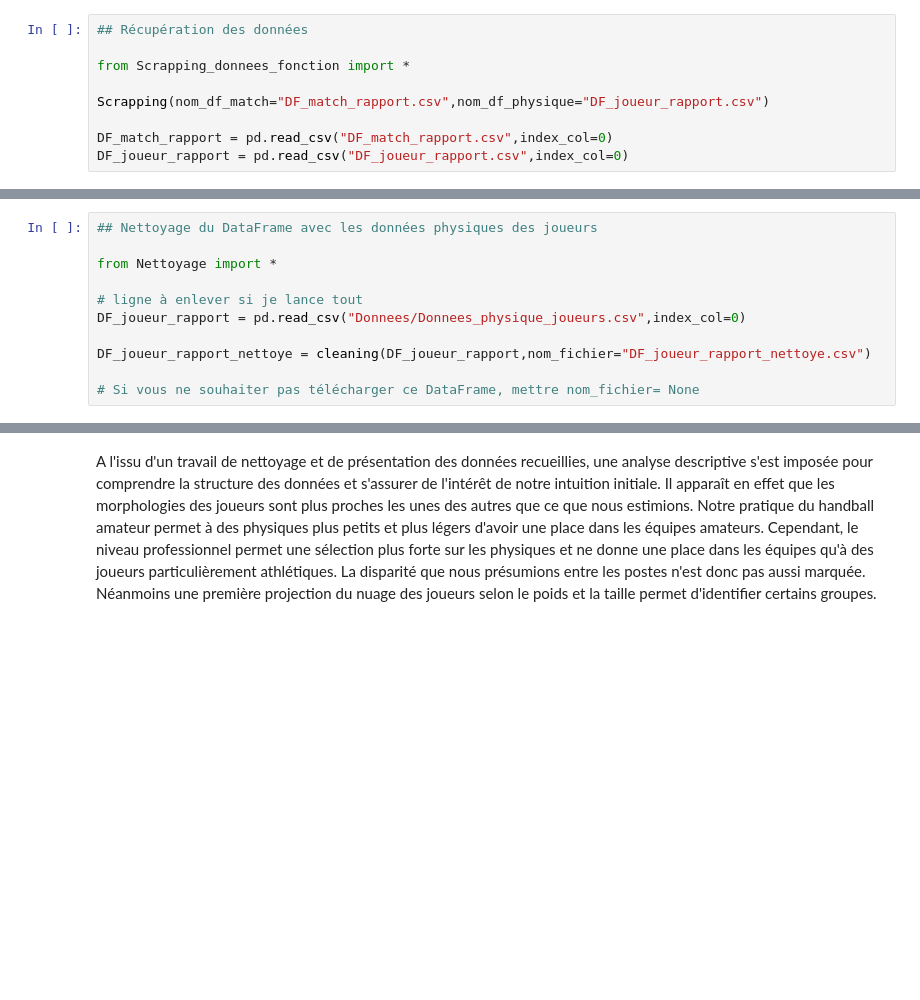
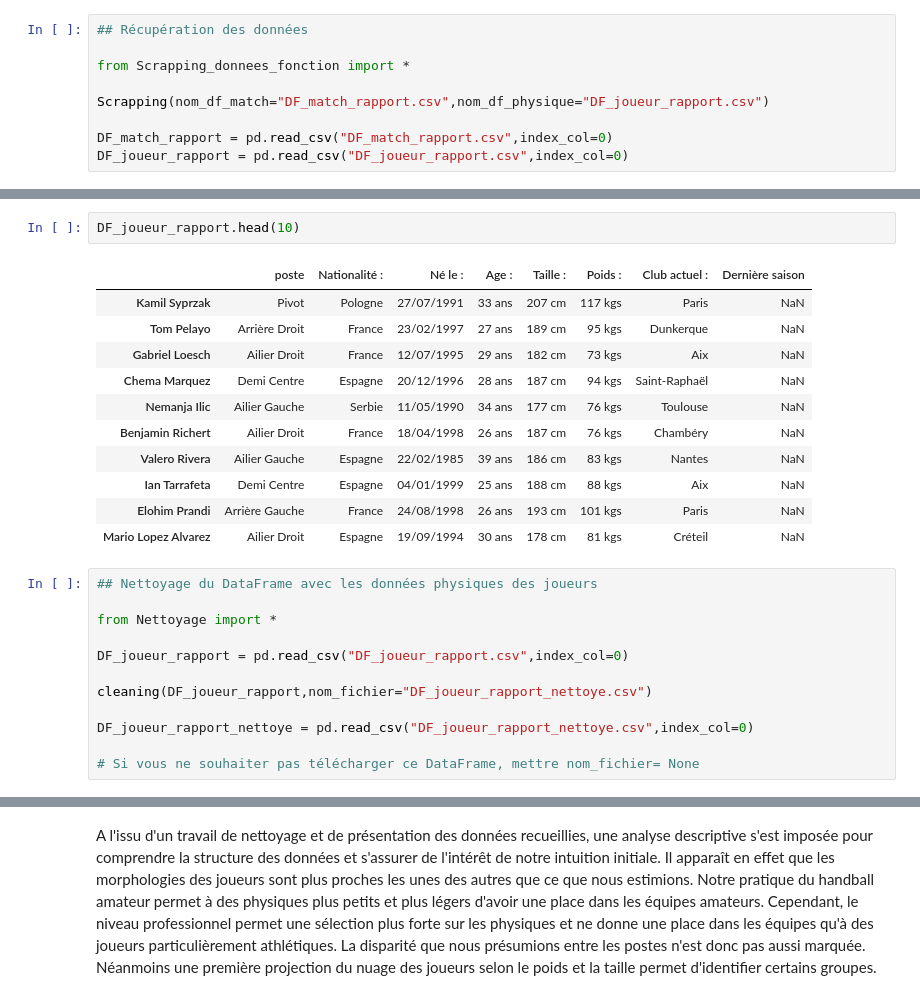
Before and after one commit to LeoDony7/Handball_Position_Predicting, a Jupyter notebook: Rapport.ipynb, the cells around one changed output, grey strips where cells are left out. Cells and saved outputs as stored; diff of their text form; blank space fills up the shorter version.

```diff
--- a/Rapport.ipynb
+++ b/Rapport.ipynb
@@ -39,11 +53,26 @@ DF_joueur_rapport = pd.read_csv("DF_joueur_rapport.csv",index_col=0)
+# %%
+DF_joueur_rapport.head(10)
+# %% [output]
+|  | poste | Nationalité : | Né le : | Age : | Taille : | Poids : | Club actuel : | Dernière saison |
+| Kamil Syprzak | Pivot | Pologne | 27/07/1991 | 33 ans | 207 cm | 117 kgs | Paris | NaN |
+| Tom Pelayo | Arrière Droit | France | 23/02/1997 | 27 ans | 189 cm | 95 kgs | Dunkerque | NaN |
+| Gabriel Loesch | Ailier Droit | France | 12/07/1995 | 29 ans | 182 cm | 73 kgs | Aix | NaN |
+| Chema Marquez | Demi Centre | Espagne | 20/12/1996 | 28 ans | 187 cm | 94 kgs | Saint-Raphaël | NaN |
+| Nemanja Ilic | Ailier Gauche | Serbie | 11/05/1990 | 34 ans | 177 cm | 76 kgs | Toulouse | NaN |
+| Benjamin Richert | Ailier Droit | France | 18/04/1998 | 26 ans | 187 cm | 76 kgs | Chambéry | NaN |
+| Valero Rivera | Ailier Gauche | Espagne | 22/02/1985 | 39 ans | 186 cm | 83 kgs | Nantes | NaN |
+| Ian Tarrafeta | Demi Centre | Espagne | 04/01/1999 | 25 ans | 188 cm | 88 kgs | Aix | NaN |
+| Elohim Prandi | Arrière Gauche | France | 24/08/1998 | 26 ans | 193 cm | 101 kgs | Paris | NaN |
+| Mario Lopez Alvarez | Ailier Droit | Espagne | 19/09/1994 | 30 ans | 178 cm | 81 kgs | Créteil | NaN |
 # %%
 ## Nettoyage du DataFrame avec les données physiques des joueurs
 
 from Nettoyage import *
 
-# ligne à enlever si je lance tout
-DF_joueur_rapport = pd.read_csv("Donnees/Donnees_physique_joueurs.csv",index_col=0)
+DF_joueur_rapport = pd.read_csv("DF_joueur_rapport.csv",index_col=0)
 
-DF_joueur_rapport_nettoye = cleaning(DF_joueur_rapport,nom_fichier="DF_joueur_rapport_nettoye.csv")
+cleaning(DF_joueur_rapport,nom_fichier="DF_joueur_rapport_nettoye.csv")
+
+DF_joueur_rapport_nettoye = pd.read_csv("DF_joueur_rapport_nettoye.csv",index_col=0)
 
 # Si vous ne souhaiter pas télécharger ce DataFrame, mettre nom_fichier= None
```
Also changed, not shown: parts of 10 cells of this notebook, 3 other files.
